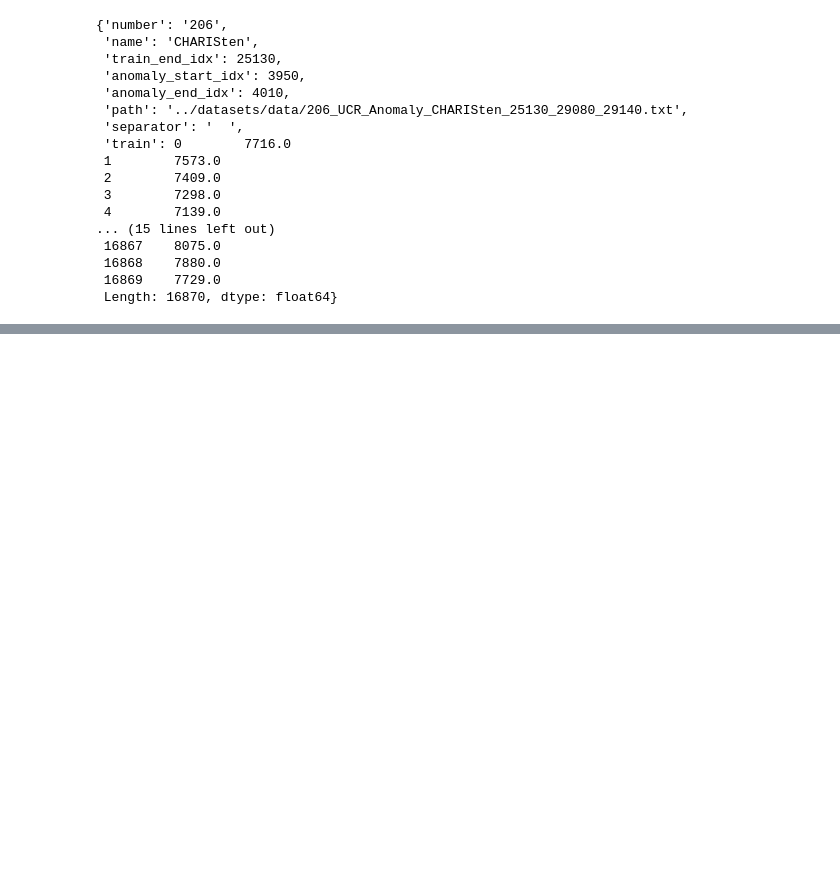
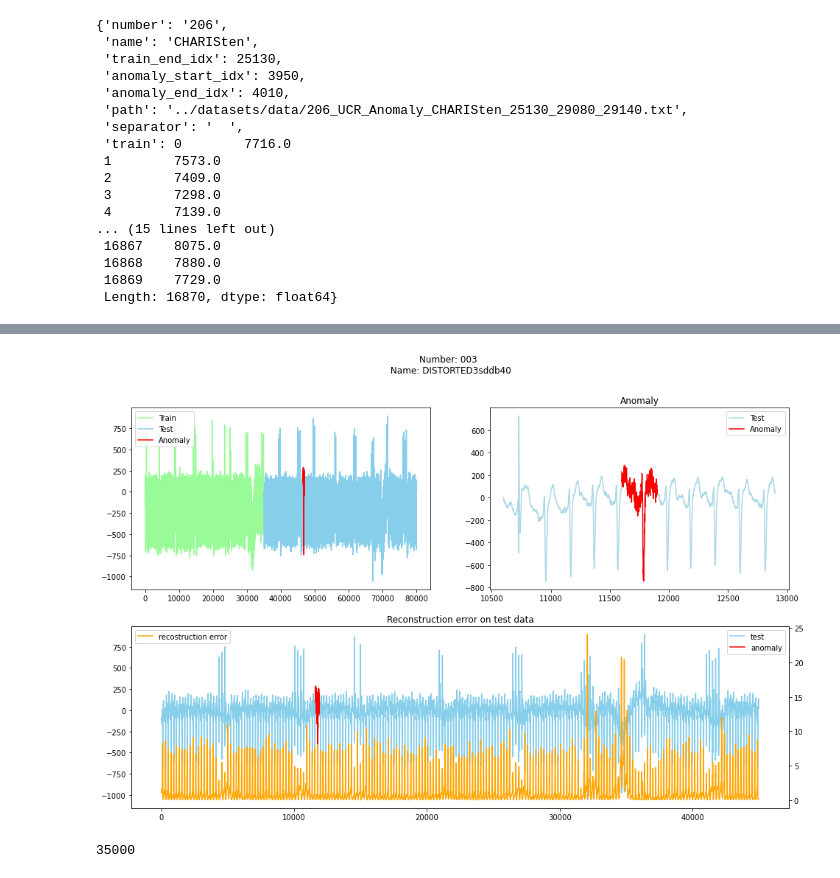
Before and after one commit to finloop/usad-on-ucr-data, a Jupyter notebook: notebooks/UCR_Anomaly.ipynb, the cells around one changed output, grey strips where cells are left out. Drawn from its saved outputs; the diff is of its cells as text; code cells hidden in the pictures; blank space fills up the shorter version.

```diff
--- a/notebooks/UCR_Anomaly.ipynb
+++ b/notebooks/UCR_Anomaly.ipynb
@@ -101,0 +133,2 @@ plot_dataset(datasets[13])
+# %%
+dl_train, dl_test = get_dataloader(train, BATCH_SIZE), get_dataloader(test, BATCH_SIZE)
@@ -101,0 +165,49 @@ plot_dataset(datasets[13])
+# %%
+def plot_dataset_with_pred(dataset,y=None,  figsize=(20,10)):
+    d = dataset
+    fig = plt.figure(figsize=figsize)
+
+    gs = fig.add_gridspec(2, 2)
+    ax1 = fig.add_subplot(gs[0, 0])
+    ax2 = fig.add_subplot(gs[0, 1])
+    ax3 = fig.add_subplot(gs[1, :])
+
+    fig.suptitle("Number: {} \n Name: {}".format(d["number"], d["name"]))
+
+    #fig2, axs2 = axs.subplots(2,1)
+    # Plot test + train
+    offset1 = np.array(range(len(d["test"]))) + len(d["train"])
+    offset2 = np.array(range(d["anomaly_end_idx"] - d["anomaly_start_idx"])) + len(d["train"]) + d["anomaly_start_idx"]
+
+    ax1.plot(d["train"], color="palegreen")
+    ax1.plot(offset1, d["test"], color="skyblue")
+    ax1.plot(offset2, d["test"][d["anomaly_start_idx"]:d["anomaly_end_idx"]], color="red")
+
+    ax1.legend(["Train", "Test", "Anomaly"])
+
+    # Show anonmaly
+    offset3 = np.array(range(len(d["test"])+1000))
+
+    ax2.plot(d["test"][(d["anomaly_start_idx"]-1000):(d["anomaly_end_idx"]+1000)], color="lightblue")
+    ax2.plot(d["test"][(d["anomaly_start_idx"]):(d["anomaly_end_idx"])], color="red")
+    ax2.set_title("Anomaly")
+    ax2.legend(["Test", "Anomaly"])
+
+    # Plot prediction score
+    ax3.set_title("Reconstruction error on test data")
+    ax3.plot(d["test"], color="skyblue")
+    offset4 = np.array(range(d["anomaly_end_idx"]-(d["anomaly_start_idx"]))) + d["anomaly_start_idx"]
+    ax3.plot(offset4,d["test"][(d["anomaly_start_idx"]):(d["anomaly_end_idx"])], color="red")
+    ax3.legend(["test", "anomaly"])
+    if y is not None:
+        ax4 = ax3.twinx()
+        ax4.plot(y, color="orange")
+        ax4.legend(["recostruction error"], loc=2)
+# %%
+plot_dataset_with_pred(datasets[0],y_pred, figsize=(16,10))
+# %% [output]
+[figure, added]
+# %%
+len(datasets[0]["train"])
+# %% [output]
+35000
```
Also changed, not shown: parts of 14 cells of this notebook.
